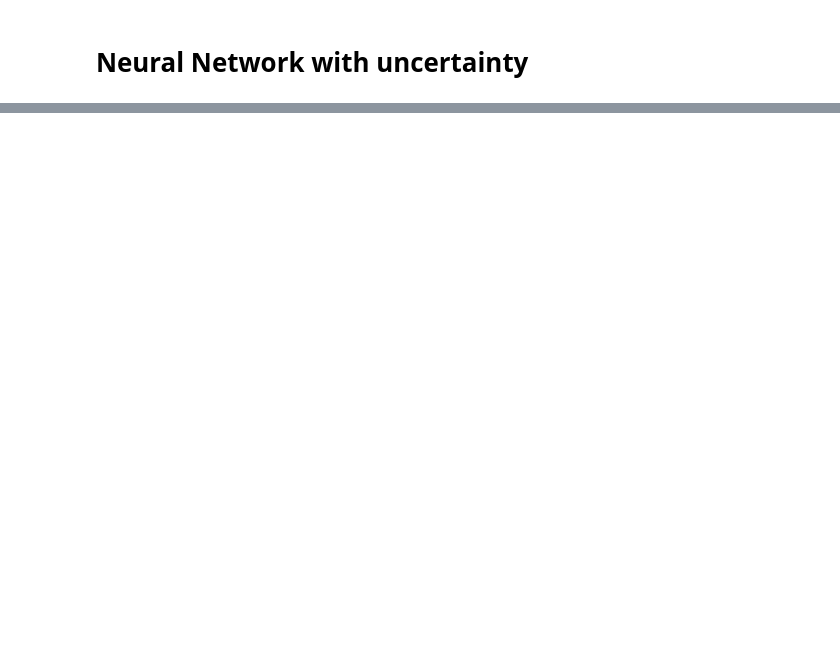
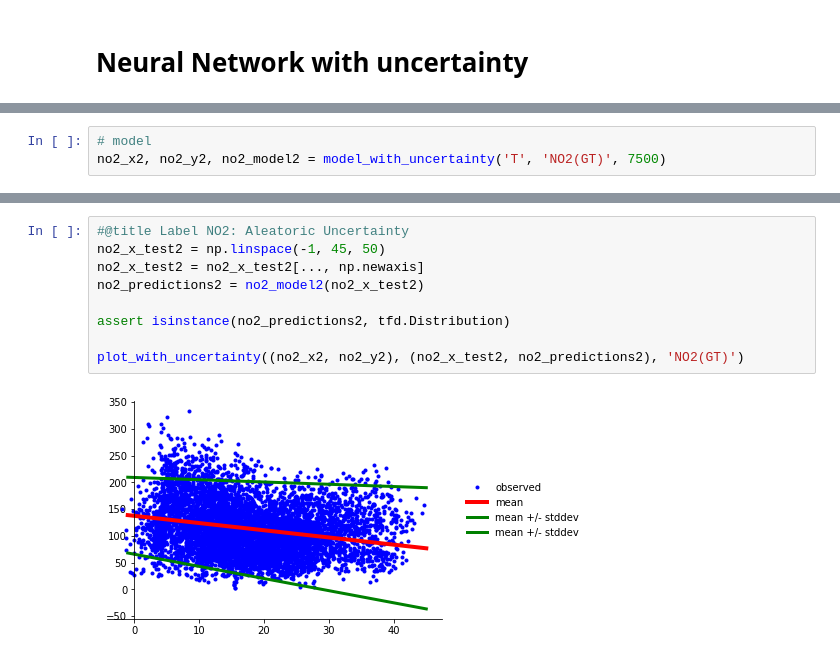
Before and after one commit to tom-schoener/ml-probability, a Jupyter notebook: tfp-evaluation/notebooks/air_quality.ipynb, the cells around one changed output, grey strips where cells are left out. Drawn from its saved outputs; the diff is of its cells as text; blank space fills up the shorter version.

```diff
--- a/tfp-evaluation/notebooks/air_quality.ipynb
+++ b/tfp-evaluation/notebooks/air_quality.ipynb
@@ -231,0 +285,3 @@ plt.legend(loc='center left', fancybox=True, framealpha=0., bbox_to_anchor=(1.05
+# %%
+# model
+no2_x2, no2_y2, no2_model2 = model_with_uncertainty('T', 'NO2(GT)', 7500)
@@ -231,0 +306,11 @@ plt.legend(loc='center left', fancybox=True, framealpha=0., bbox_to_anchor=(1.05
+# %%
+#@title Label NO2: Aleatoric Uncertainty
+no2_x_test2 = np.linspace(-1, 45, 50)
+no2_x_test2 = no2_x_test2[..., np.newaxis]
+no2_predictions2 = no2_model2(no2_x_test2)
+
+assert isinstance(no2_predictions2, tfd.Distribution)
+
+plot_with_uncertainty((no2_x2, no2_y2), (no2_x_test2, no2_predictions2), 'NO2(GT)')
+# %% [output]
+[figure, added]
```
Also changed, not shown: parts of 18 cells of this notebook.
